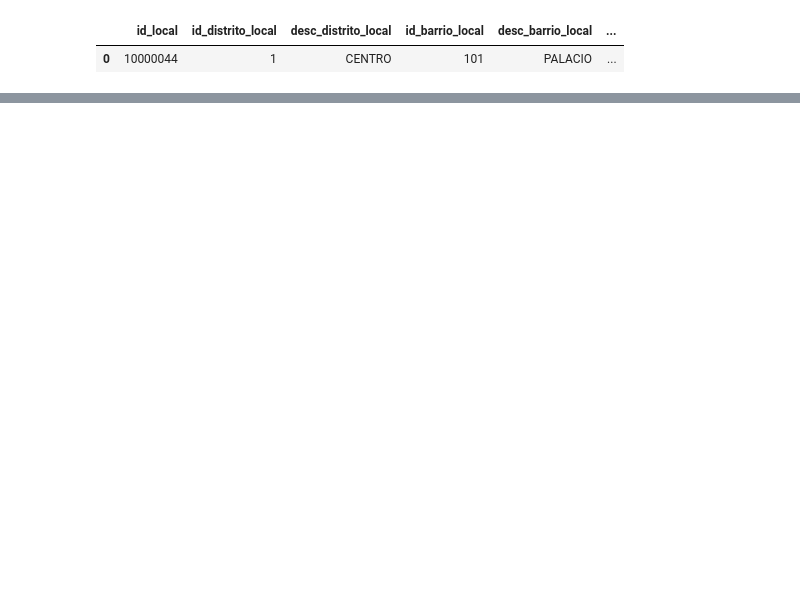
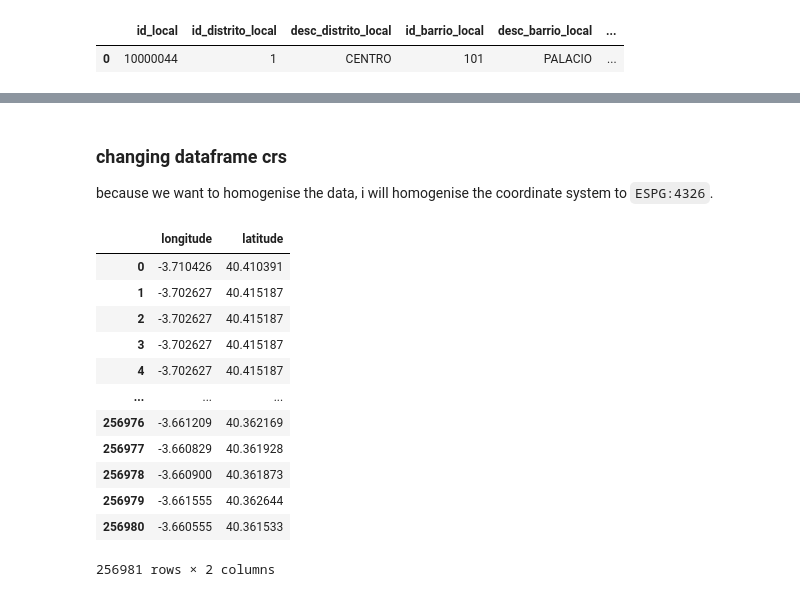
Before and after one commit to annassanchez/Turistificacion, a Jupyter notebook: notebooks/2_1_cleaning_geolocation_ayto_madrid.ipynb, the cells around one changed output, grey strips where cells are left out. Saved outputs shown, nothing was run; the diff lists cells and outputs as text; code cells hidden in the pictures; blank space fills up the shorter version.

```diff
--- a/notebooks/2_1_cleaning_geolocation_ayto_madrid.ipynb
+++ b/notebooks/2_1_cleaning_geolocation_ayto_madrid.ipynb
@@ -324,0 +348,19 @@ df['desc_epigrafe'].unique()
+# %% [markdown]
+### changing dataframe crs
+because we want to homogenise the data, i will homogenise the coordinate system to `ESPG:4326`.
+# %%
+sc.convertCoords(df, 'coordenada_x_local', 'coordenada_y_local', '25830', '4326')
+# %% [output]
+|  | longitude | latitude |
+| 0 | -3.710426 | 40.410391 |
+| 1 | -3.702627 | 40.415187 |
+| 2 | -3.702627 | 40.415187 |
+| 3 | -3.702627 | 40.415187 |
+| 4 | -3.702627 | 40.415187 |
+| ... | ... | ... |
+| 256976 | -3.661209 | 40.362169 |
+| 256977 | -3.660829 | 40.361928 |
+| 256978 | -3.660900 | 40.361873 |
+| 256979 | -3.661555 | 40.362644 |
+| 256980 | -3.660555 | 40.361533 |
+256981 rows × 2 columns
```
Also changed, not shown: parts of 14 cells of this notebook.
